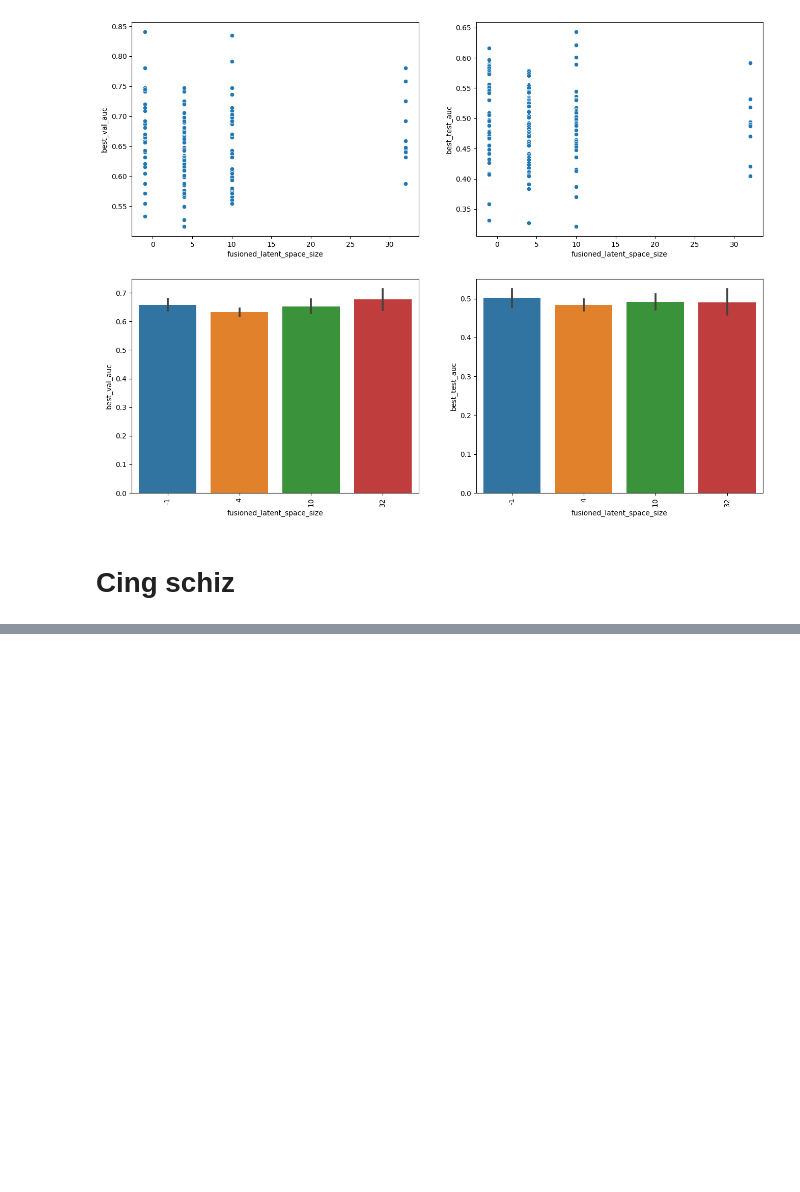
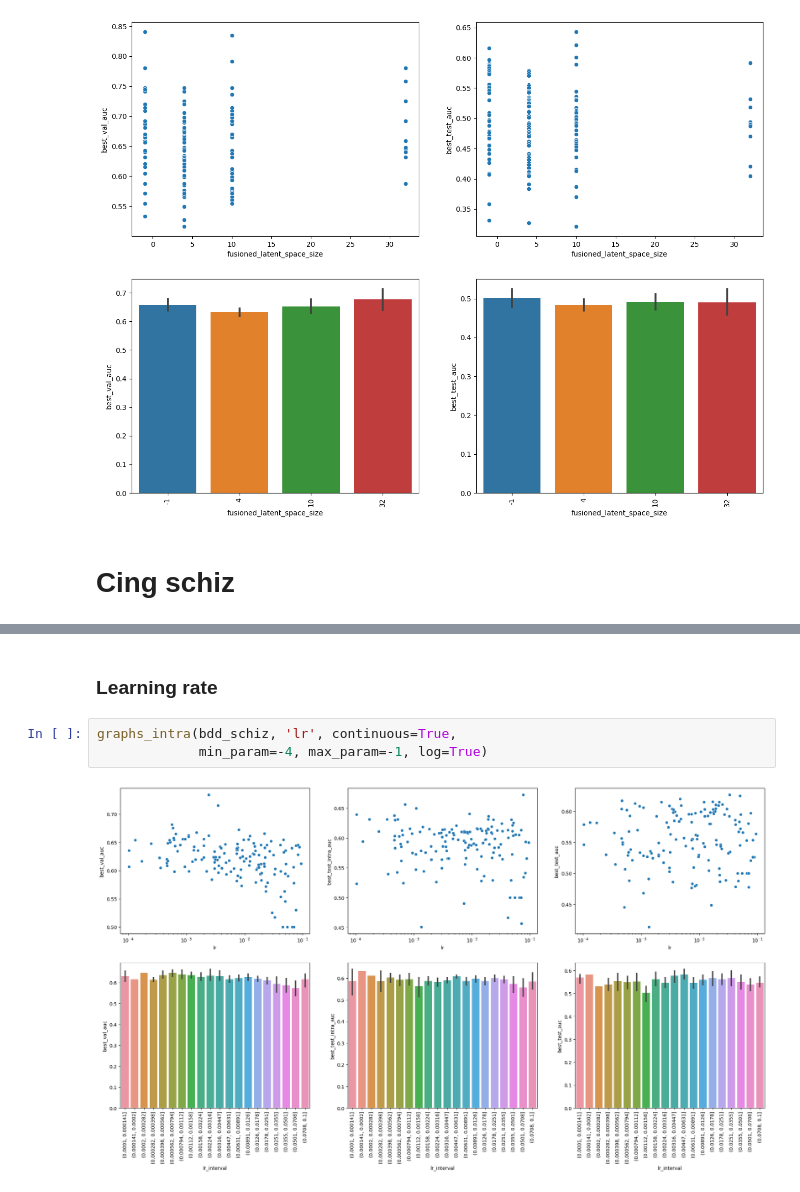
Before and after one commit to neurospin-projects/2023_agaudin_jchavas_folding_supervised, a Jupyter notebook: contrastive/notebooks/wandb_grid_searches/ACC_presearch.ipynb, the cells around one changed output, grey strips where cells are left out. Saved outputs shown, nothing was run; the diff lists cells and outputs as text; blank space fills up the shorter version.

```diff
--- a/contrastive/notebooks/wandb_grid_searches/ACC_presearch.ipynb
+++ b/contrastive/notebooks/wandb_grid_searches/ACC_presearch.ipynb
@@ -244,0 +338,7 @@ graphs(bdd_asymetry_2, 'fusioned_latent_space_size', continuous=False,
+# %% [markdown]
+### Learning rate
+# %%
+graphs_intra(bdd_schiz, 'lr', continuous=True,
+             min_param=-4, max_param=-1, log=True)
+# %% [output]
+[figure, added]
```
Also changed, not shown: parts of 25 cells of this notebook, 5 other files.
